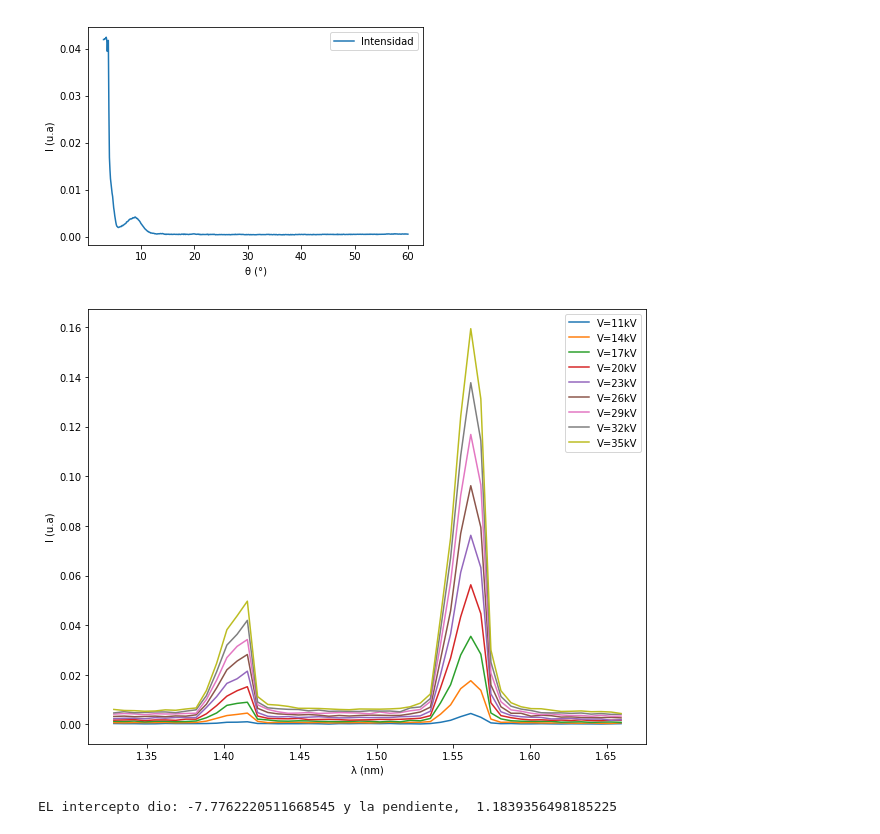
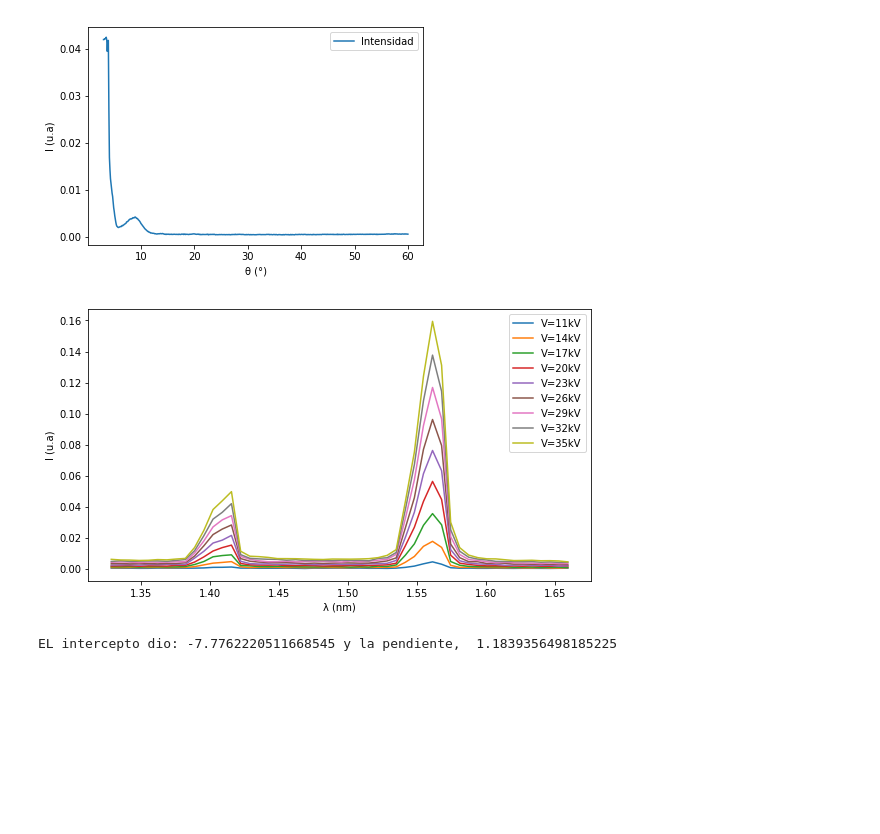
Before and after one commit to diegotg2000/RayosX, a Jupyter notebook: Analisis.ipynb, the cells around one changed output. Drawn from its saved outputs; the diff is of its cells as text; code cells hidden in the pictures; blank space fills up the shorter version.

```diff
--- a/Analisis.ipynb
+++ b/Analisis.ipynb
@@ -160,22 +160,22 @@ plt.savefig('inteanguloKBr.png')
 # %%
 #Analisis en funcion de corriente y voltaje
 theta=np.loadtxt('voltaje_variable.txt', usecols=0)
 d=2.04E-10
 landa=2*d*np.sin(theta*np.pi/180)
 landa=landa*(10**10)
 Voltajes=np.arange(11,36,3)
-plt.figure(figsize=(10,8))
+plt.figure(figsize=(9,5))
 Imax=np.loadtxt('voltaje_variable.txt', usecols=9)
 for i in range(1,10):
     I=np.loadtxt('voltaje_variable.txt', usecols=i)
     plt.plot(landa, I/sum(Imax), label='V='+str(Voltajes[i-1])+'kV')
     plt.xlabel('\u03bb (nm)')
     plt.ylabel('I (u.a)')
     plt.savefig('EspectroVsVoltaje.png')
     plt.legend()
 #Corriente =1mA
 # %% [output]
-[figure, old version]
+[figure, new version]
 # %%
 Voltajes=np.arange(11,36,3)
 Uk=9.79
```
Also changed, not shown: parts of 4 cells of this notebook, 5 other files.
